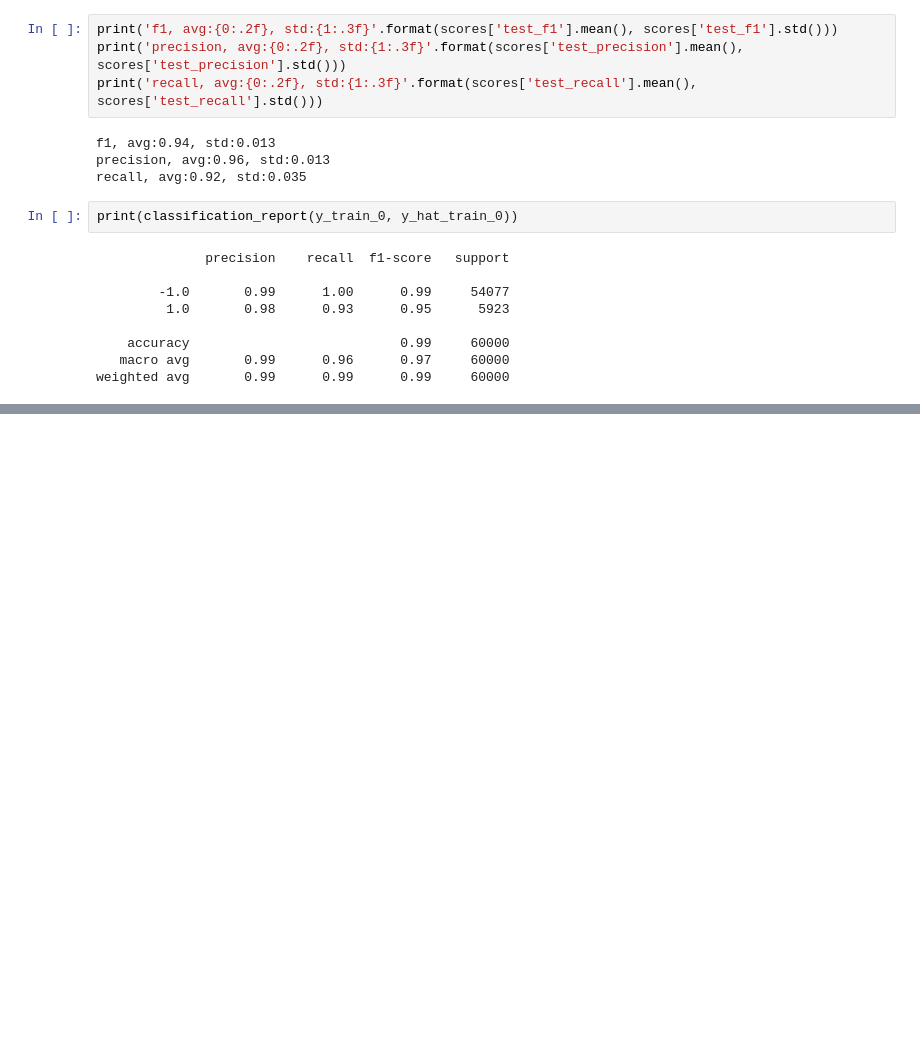
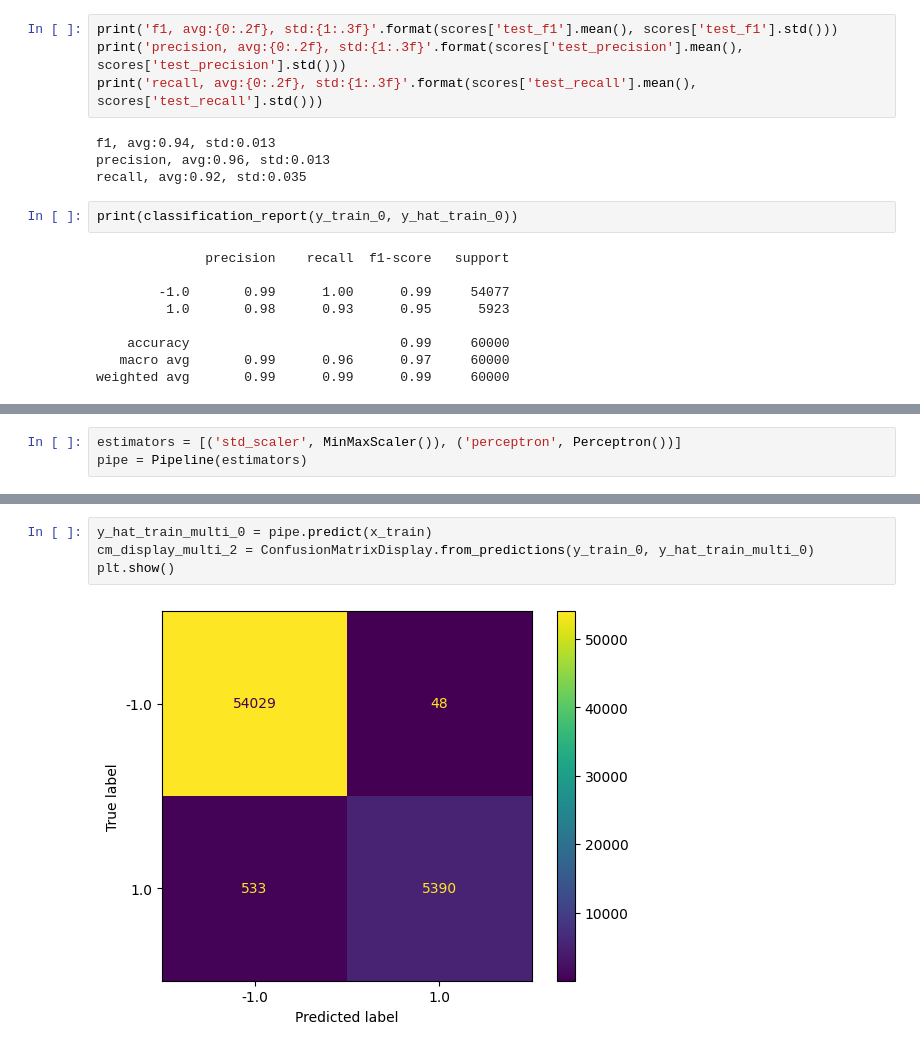
Before and after one commit to SawhneySatvik/MLP, a Jupyter notebook: OPPE2/Perceptron.ipynb, the cells around one changed output, grey strips where cells are left out. Cells and saved outputs as stored; diff of their text form; blank space fills up the shorter version.

```diff
--- a/OPPE2/Perceptron.ipynb
+++ b/OPPE2/Perceptron.ipynb
@@ -212,0 +279,3 @@ weighted avg       0.99      0.99      0.99     60000
+# %%
+estimators = [('std_scaler', MinMaxScaler()), ('perceptron', Perceptron())]
+pipe = Pipeline(estimators)
@@ -212,0 +286,6 @@ weighted avg       0.99      0.99      0.99     60000
+# %%
+y_hat_train_multi_0 = pipe.predict(x_train)
+cm_display_multi_2 = ConfusionMatrixDisplay.from_predictions(y_train_0, y_hat_train_multi_0)
+plt.show()
+# %% [output]
+[figure, added]
```
Also changed, not shown: parts of 13 cells of this notebook.
